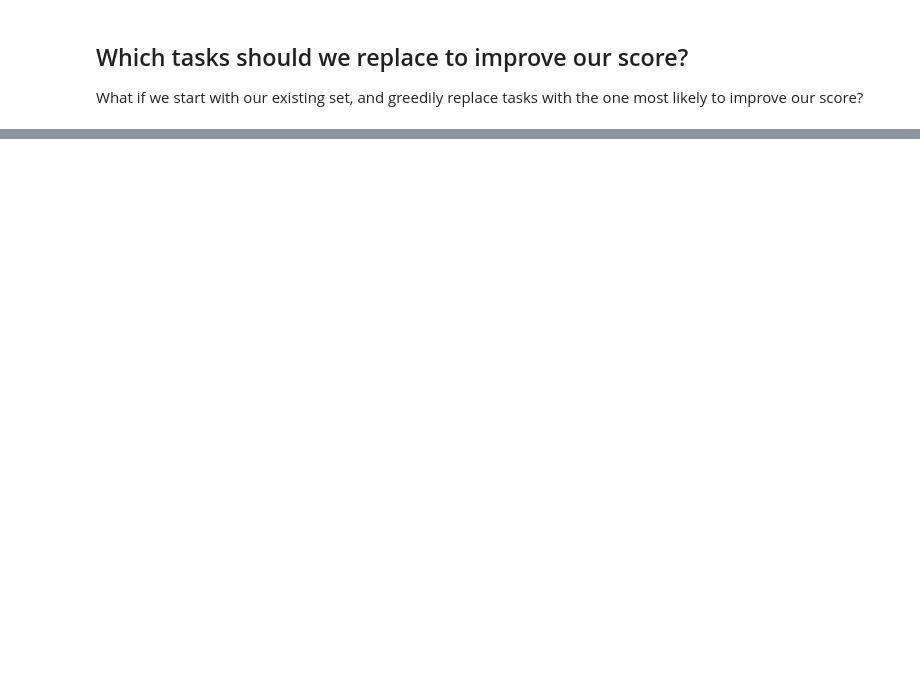
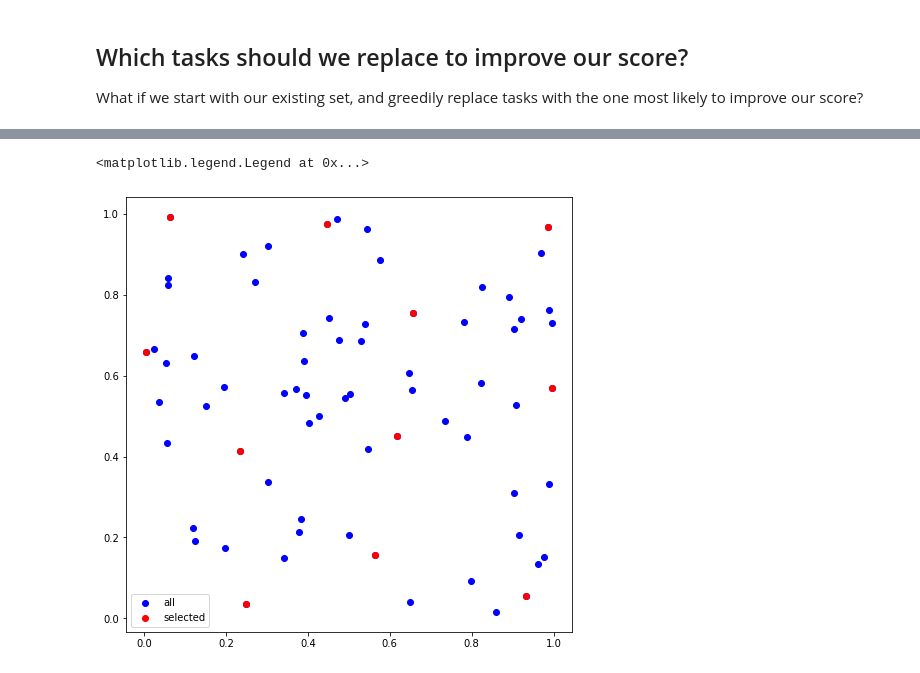
Before and after one commit to Watts-Lab/task-mapping, a Jupyter notebook: analysis/choose-10-tasks.ipynb, the cells around one changed output, grey strips where cells are left out. Cells and saved outputs as stored; diff of their text form; code cells hidden in the pictures; blank space fills up the shorter version.

```diff
--- a/analysis/choose-10-tasks.ipynb
+++ b/analysis/choose-10-tasks.ipynb
@@ -188,0 +238,12 @@ plt.show()
+# %%
+X_subset_james = np.asarray(X_random_df.iloc[choices])
+# %%
+fig = plt.figure(figsize = (8,8))
+ax = fig.add_subplot(1,1,1)
+
+ax.scatter(X_random[:, 0], X_random[:, 1], label='all', color='blue')
+ax.scatter(X_subset_james[:, 0], X_subset_james[:, 1], label='selected', color='red')
+ax.legend()
+# %% [output]
+<matplotlib.legend.Legend at 0x...>
+[figure, added]
```
Also changed, not shown: parts of 11 cells of this notebook, 9 other files.
